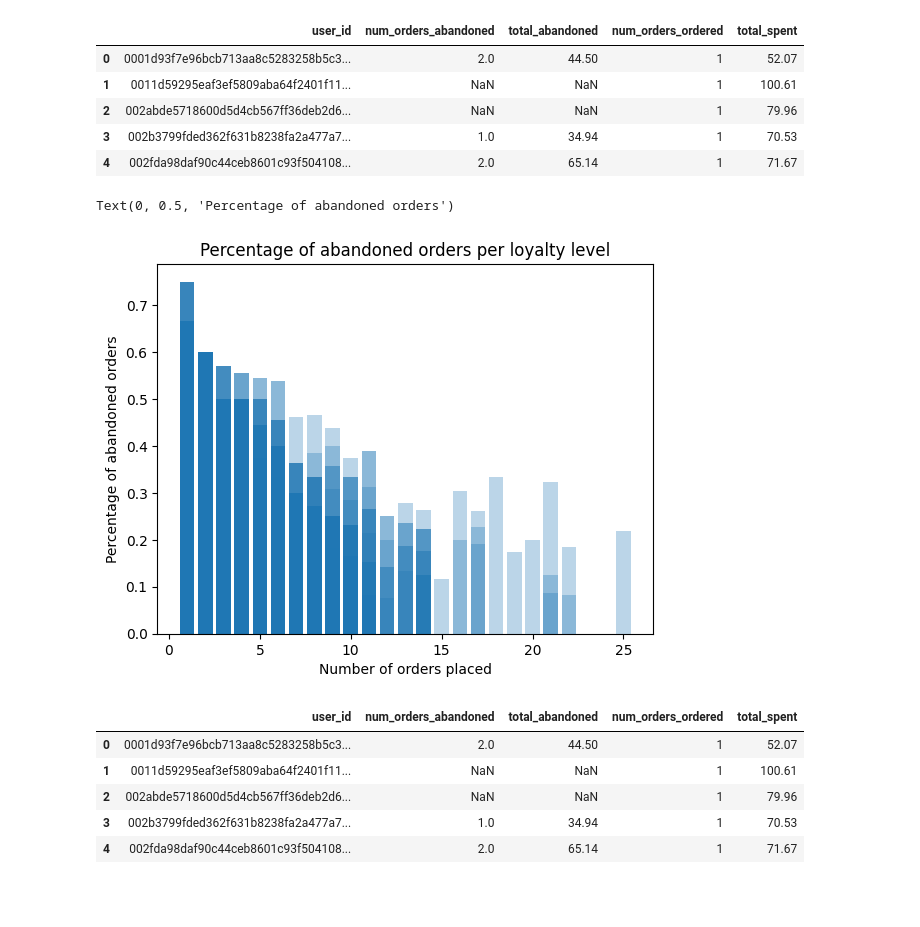
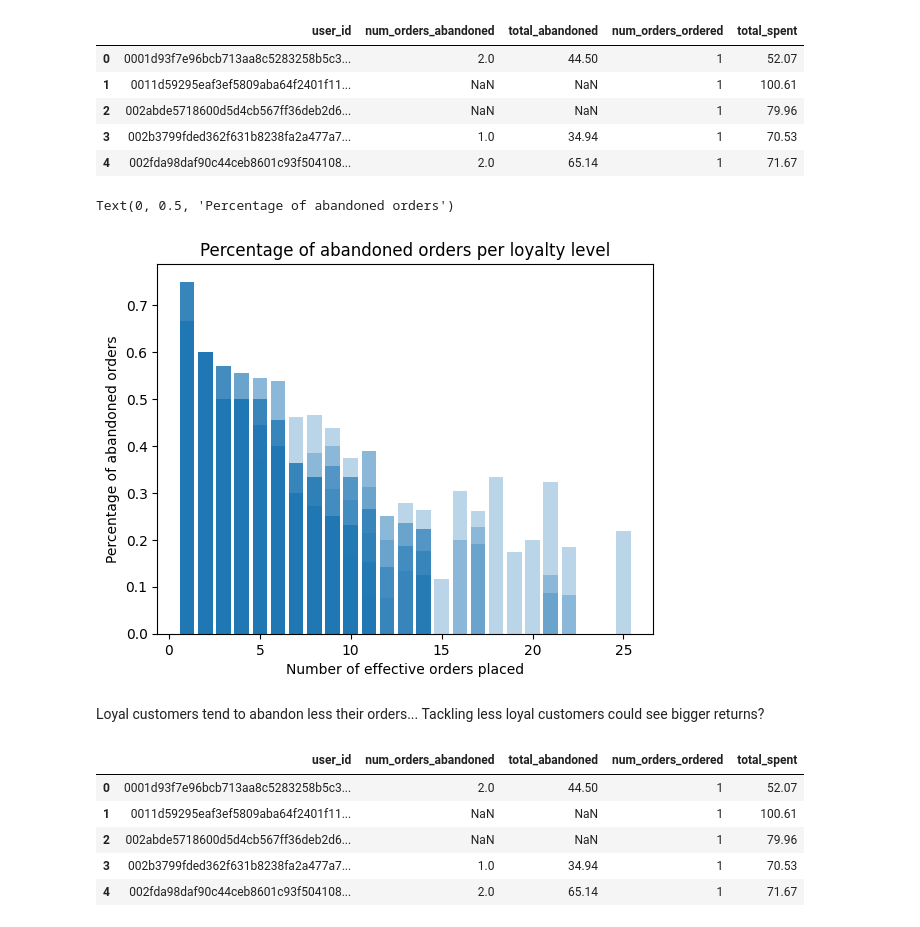
Before and after one commit to imMoya/zrive-ds, a Jupyter notebook: src/module_2/eda.ipynb, the cells around one changed output. Drawn from its saved outputs; the diff is of its cells as text; code cells hidden in the pictures; blank space fills up the shorter version.

```diff
--- a/src/module_2/eda.ipynb
+++ b/src/module_2/eda.ipynb
@@ -203,11 +204,13 @@ user_summary.head()
 # %%
 plt.bar(user_summary["num_orders_ordered"], user_summary["num_orders_abandoned"]/(user_summary["num_orders_ordered"]+user_summary["num_orders_abandoned"]), alpha=0.3)
 plt.title("Percentage of abandoned orders per loyalty level")
-plt.xlabel("Number of orders placed")
+plt.xlabel("Number of effective orders placed")
 plt.ylabel("Percentage of abandoned orders")
 # %% [output]
 Text(0, 0.5, 'Percentage of abandoned orders')
-[figure, old version]
+[figure, new version]
+# %% [markdown]
+Loyal customers tend to abandon less their orders... Tackling less loyal customers could see bigger returns?
 # %%
 user_summary.head()
 # %% [output]
```
Also changed, not shown: parts of 22 cells of this notebook, 2 other files.
